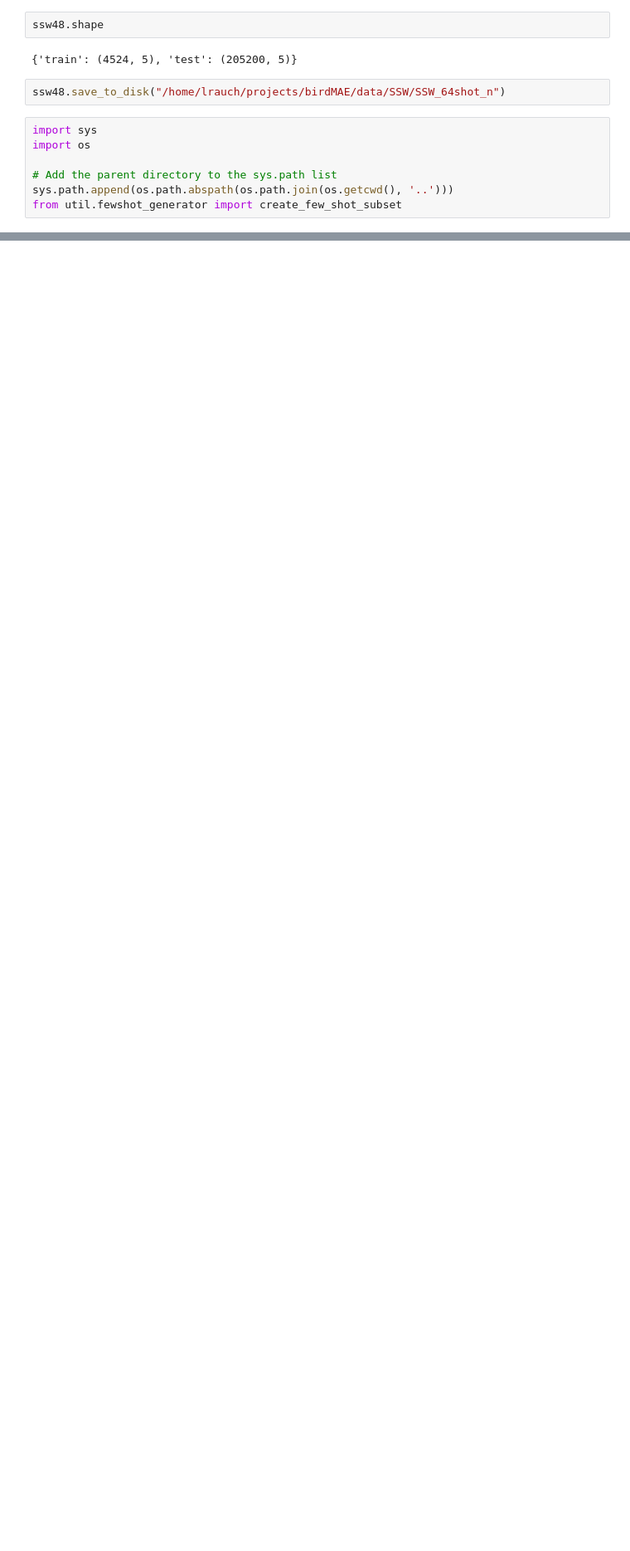
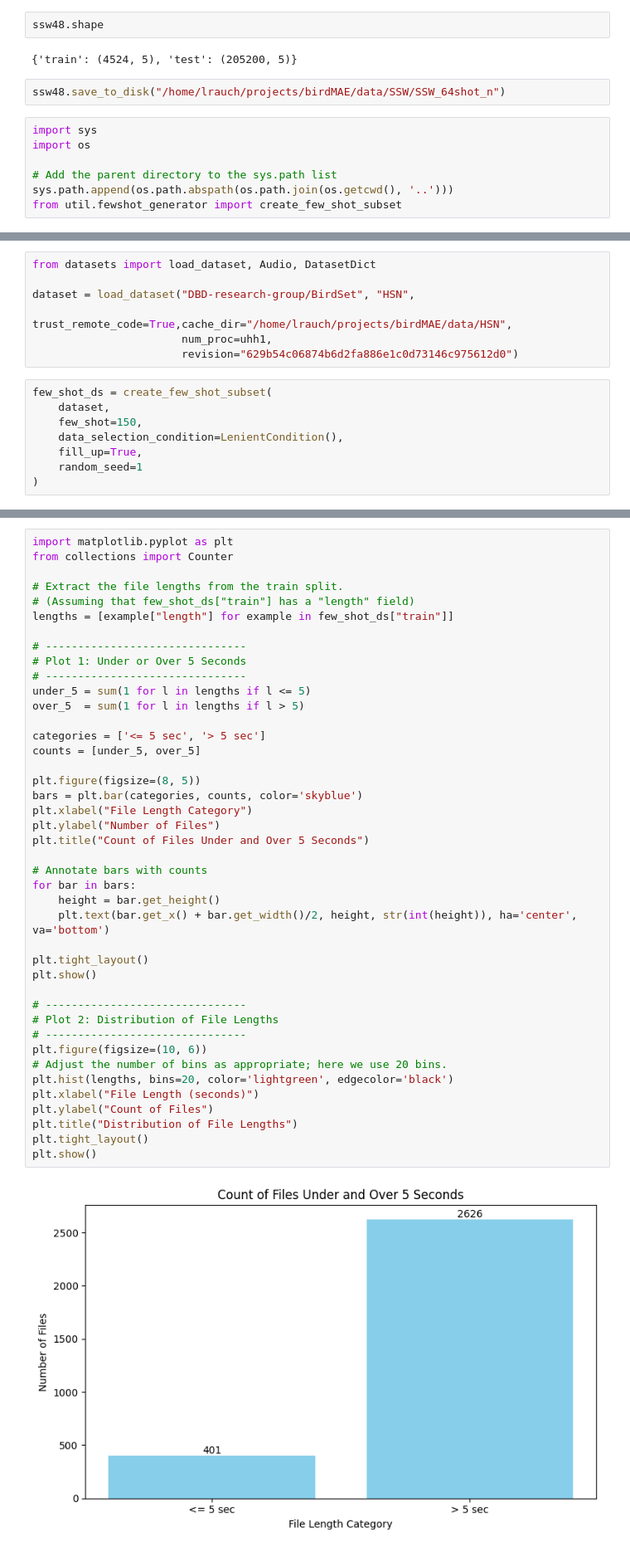
Before and after one commit to houtan-ghaffari/Bird-SSL, a Jupyter notebook: notebooks/few_shot.ipynb, the cells around one changed output, grey strips where cells are left out. Shown at 83% size. Drawn from its saved outputs; the diff is of its cells as text; blank space fills up the shorter version.

```diff
--- a/notebooks/few_shot.ipynb
+++ b/notebooks/few_shot.ipynb
@@ -2143,0 +2281,15 @@ Applying one-hot encoding to labels...
+# %%
+from datasets import load_dataset, Audio, DatasetDict
+
+dataset = load_dataset("DBD-research-group/BirdSet", "HSN",
+                       trust_remote_code=True,cache_dir="/home/lrauch/projects/birdMAE/data/HSN",
+                       num_proc=uhh1,
+                       revision="629b54c06874b6d2fa886e1c0d73146c975612d0")
+# %%
+few_shot_ds = create_few_shot_subset(
+    dataset,
+    few_shot=150,
+    data_selection_condition=LenientCondition(),
+    fill_up=True,
+    random_seed=1
+)
@@ -2143,0 +2317,44 @@ Applying one-hot encoding to labels...
+# %%
+import matplotlib.pyplot as plt
+from collections import Counter
+
+# Extract the file lengths from the train split.
+# (Assuming that few_shot_ds["train"] has a "length" field)
+lengths = [example["length"] for example in few_shot_ds["train"]]
+
+# -------------------------------
+# Plot 1: Under or Over 5 Seconds
+# -------------------------------
+under_5 = sum(1 for l in lengths if l <= 5)
+over_5  = sum(1 for l in lengths if l > 5)
+
+categories = ['<= 5 sec', '> 5 sec']
+counts = [under_5, over_5]
+
+plt.figure(figsize=(8, 5))
+bars = plt.bar(categories, counts, color='skyblue')
+plt.xlabel("File Length Category")
+plt.ylabel("Number of Files")
+plt.title("Count of Files Under and Over 5 Seconds")
+
+# Annotate bars with counts
+for bar in bars:
+    height = bar.get_height()
+    plt.text(bar.get_x() + bar.get_width()/2, height, str(int(height)), ha='center', va='bottom')
+
+plt.tight_layout()
+plt.show()
+
+# -------------------------------
+# Plot 2: Distribution of File Lengths
+# -------------------------------
+plt.figure(figsize=(10, 6))
+# Adjust the number of bins as appropriate; here we use 20 bins.
+plt.hist(lengths, bins=20, color='lightgreen', edgecolor='black')
+plt.xlabel("File Length (seconds)")
+plt.ylabel("Count of Files")
+plt.title("Distribution of File Lengths")
+plt.tight_layout()
+plt.show()
+# %% [output]
+[figure, added]
```
Also changed, not shown: parts of 28 cells of this notebook, 6 other files.
